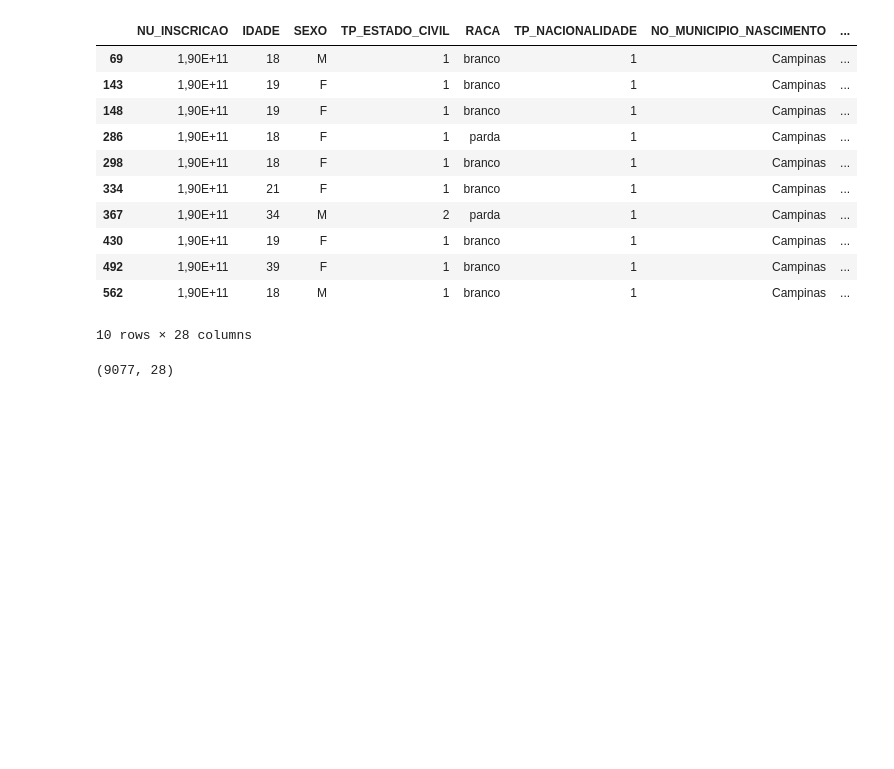
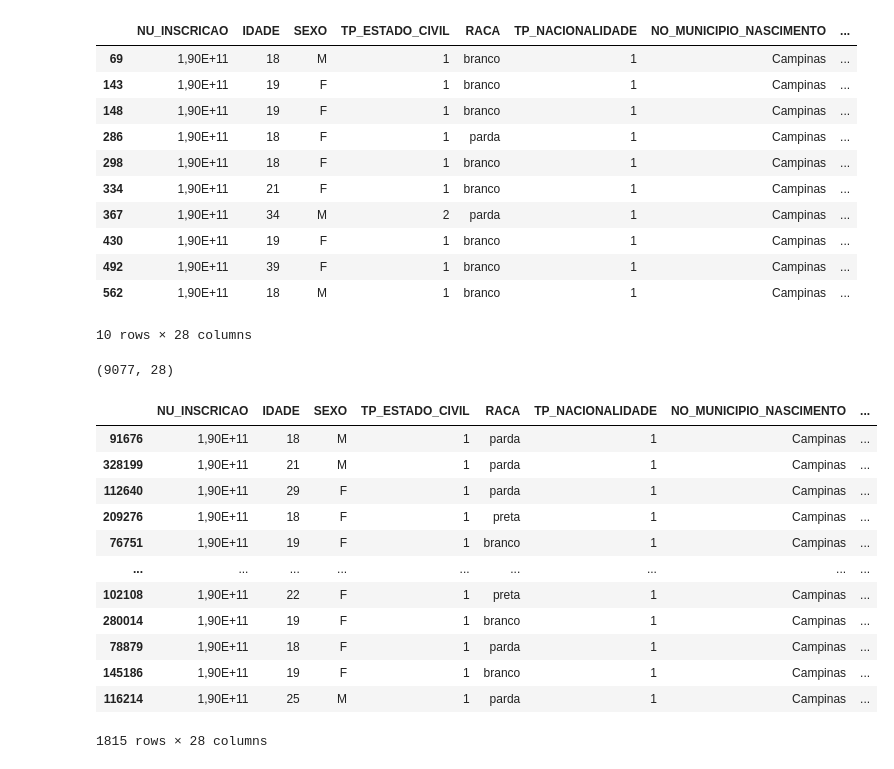
Before and after one commit to arthurresendes/Estatistica-aplicada, a Jupyter notebook: Enem/amostragem.ipynb, the cells around one changed output. Cells and saved outputs as stored; diff of their text form; code cells hidden in the pictures; blank space fills up the shorter version.

```diff
--- a/Enem/amostragem.ipynb
+++ b/Enem/amostragem.ipynb
@@ -35,0 +38,17 @@ enem_campinas.shape
+# %%
+amos_simples = enem_campinas.sample(frac=0.20) # Pegou 20% do total de forma aleatoria
+amos_simples
+# %% [output]
+|  | NU_INSCRICAO | IDADE | SEXO | TP_ESTADO_CIVIL | RACA | TP_NACIONALIDADE | NO_MUNICIPIO_NASCIMENTO | ... |
+| 91676 | 1,90E+11 | 18 | M | 1 | parda | 1 | Campinas | ... |
+| 328199 | 1,90E+11 | 21 | M | 1 | parda | 1 | Campinas | ... |
+| 112640 | 1,90E+11 | 29 | F | 1 | parda | 1 | Campinas | ... |
+| 209276 | 1,90E+11 | 18 | F | 1 | preta | 1 | Campinas | ... |
+| 76751 | 1,90E+11 | 19 | F | 1 | branco | 1 | Campinas | ... |
+| ... | ... | ... | ... | ... | ... | ... | ... | ... |
+| 102108 | 1,90E+11 | 22 | F | 1 | preta | 1 | Campinas | ... |
+| 280014 | 1,90E+11 | 19 | F | 1 | branco | 1 | Campinas | ... |
+| 78879 | 1,90E+11 | 18 | F | 1 | parda | 1 | Campinas | ... |
+| 145186 | 1,90E+11 | 19 | F | 1 | branco | 1 | Campinas | ... |
+| 116214 | 1,90E+11 | 25 | M | 1 | parda | 1 | Campinas | ... |
+1815 rows × 28 columns
```
Also changed, not shown: parts of 22 cells of this notebook.
